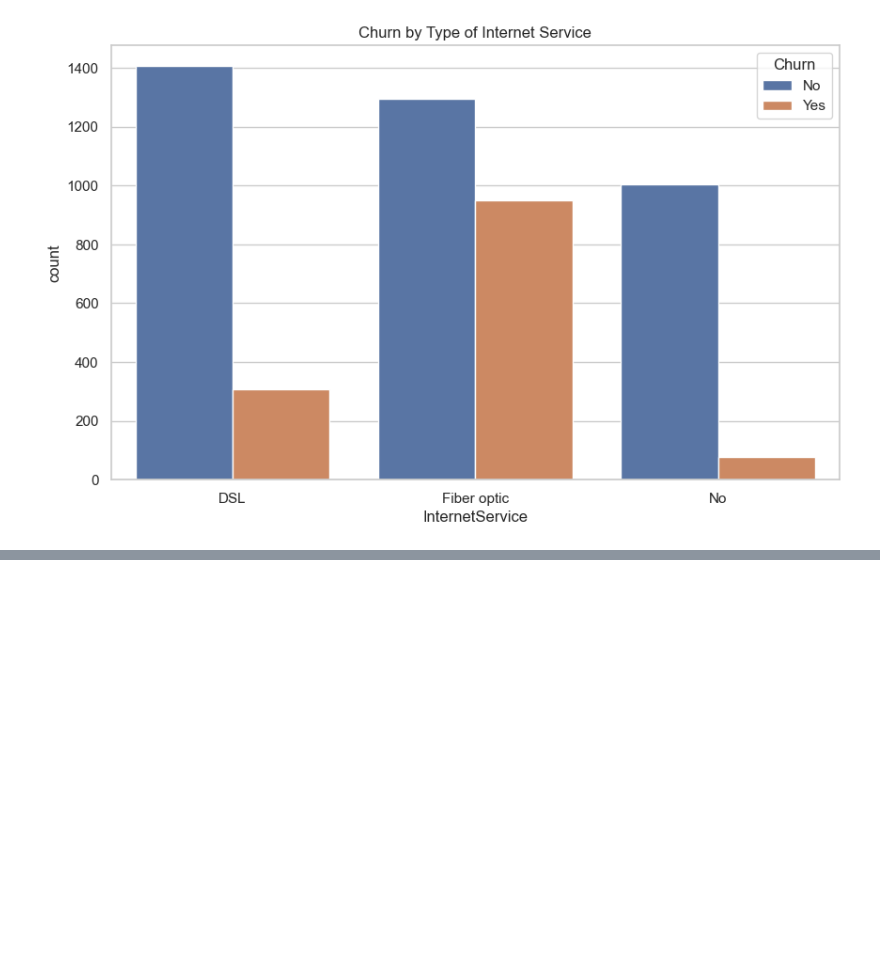
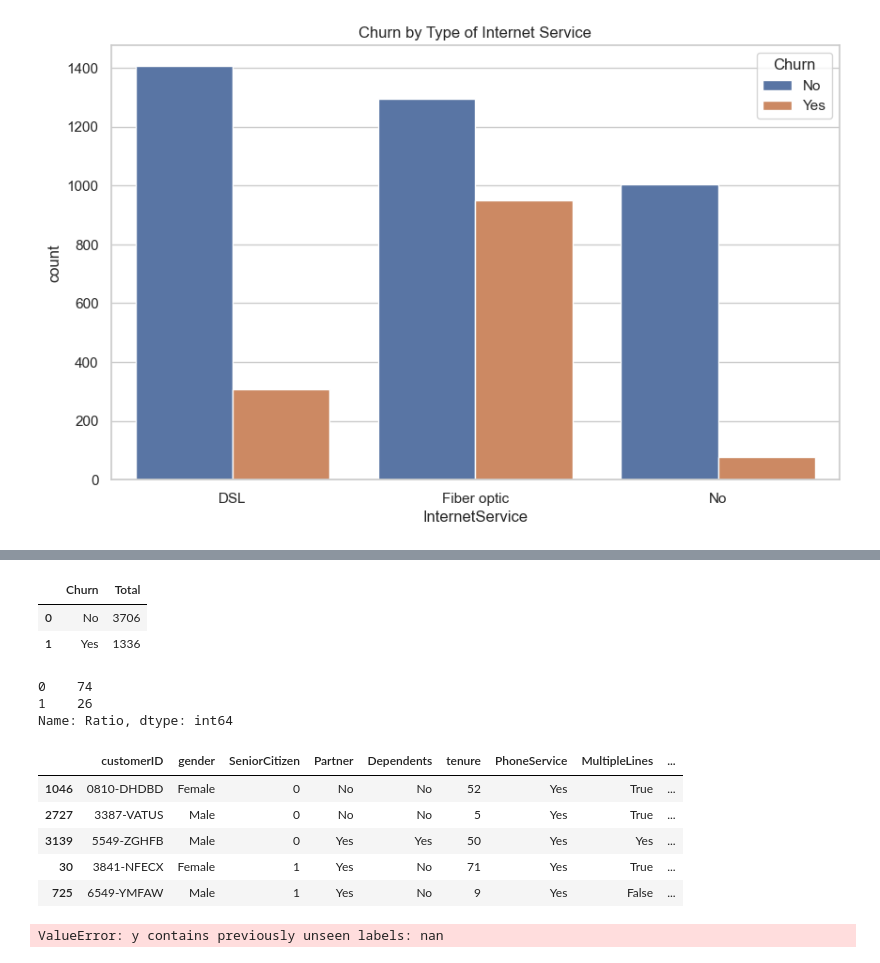
Before and after one commit to Vaniskemunto/Customer_churn-analysis, a Jupyter notebook: customer_churn.ipynb, the cells around one changed output, grey strips where cells are left out. Cells and saved outputs as stored; diff of their text form; code cells hidden in the pictures; blank space fills up the shorter version.

Commit message:
data processing

```diff
--- a/customer_churn.ipynb
+++ b/customer_churn.ipynb
@@ -653,0 +659,7 @@ plt.show()
+# %%
+# Checking if data is balanced
+#main concern is preddicting the churn percentage.Y=churn.So we will be checking if churn is balanced
+#X=input data
+#Y=label(what is to be predicted by the model)
+X=train_data.drop('Churn',axis=1)
+Y=train_data['Churn']
@@ -653,0 +676,36 @@ plt.show()
+# %%
+#illustrating the count of churners and non-churners
+class_distro=train_data['Churn'].value_counts().rename('Total').reset_index()
+class_distro
+# %% [output]
+|  | Churn | Total |
+| 0 | No | 3706 |
+| 1 | Yes | 1336 |
+# %%
+#Getting the ratio distribution of the churn and the non-churners
+class_distro['Ratio']=class_distro['Total'].apply(lambda X:round(X/class_distro['Total'].sum()*100),2)
+class_distro['Ratio']
+# %% [output]
+0    74
+1    26
+Name: Ratio, dtype: int64
+# %%
+X_train,X_test,Y_train,Y_test=train_test_split(X,Y,test_size=0.3,random_state=42)
+# %%
+#showing the first column of the x_train split data
+X_train.head()
+# %% [output]
+|  | customerID | gender | SeniorCitizen | Partner | Dependents | tenure | PhoneService | MultipleLines | ... |
+| 1046 | 0810-DHDBD | Female | 0 | No | No | 52 | Yes | True | ... |
+| 2727 | 3387-VATUS | Male | 0 | No | No | 5 | Yes | True | ... |
+| 3139 | 5549-ZGHFB | Male | 0 | Yes | Yes | 50 | Yes | Yes | ... |
+| 30 | 3841-NFECX | Female | 1 | Yes | No | 71 | Yes | True | ... |
+| 725 | 6549-YMFAW | Male | 1 | Yes | No | 9 | Yes | False | ... |
+# %%
+#Encoding the Y-values.because alot of ML models are algorithimic and understand numbers
+encoder=LabelEncoder()
+
+Y_train_encoded=encoder.fit_transform(Y_train)
+Y_test_encoded=encoder.transform(Y_test)
+# %% [output]
+ValueError: y contains previously unseen labels: nan
```
Also changed, not shown: parts of 14 cells of this notebook, 1 other file.
